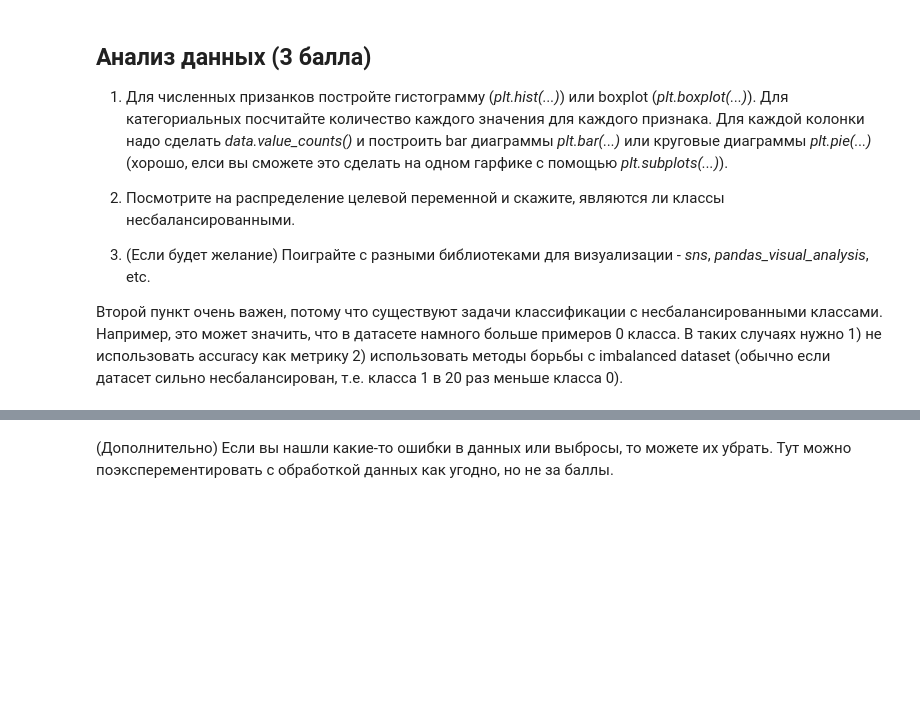
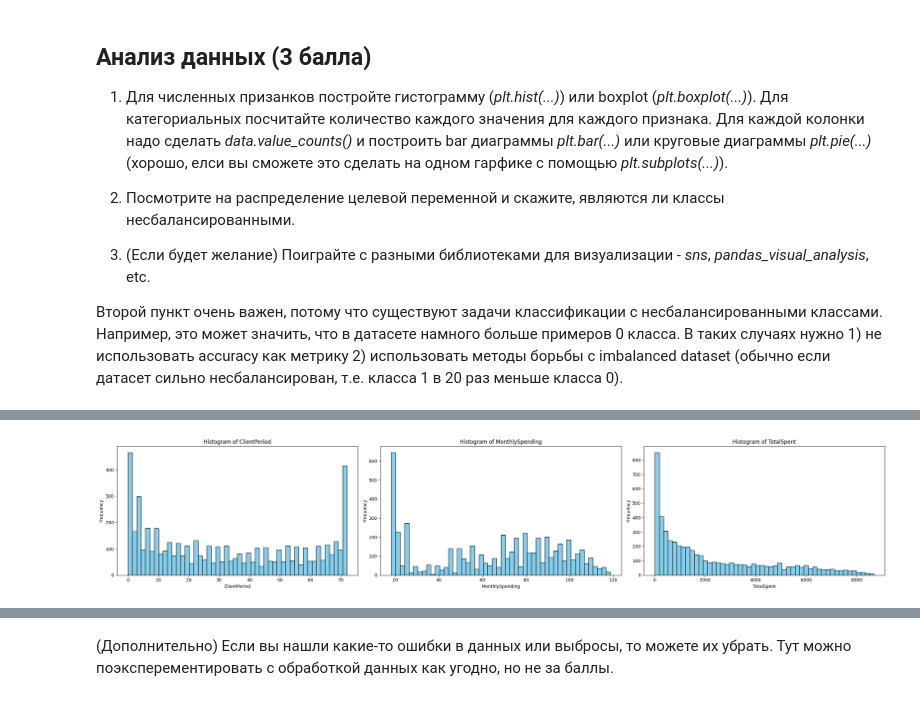
Before and after one commit to TreshMom/part_1_ml_cv, a Jupyter notebook: week_03_composition_model_selection/Homework/hw_3_kaggle.ipynb, the cells around one changed output, grey strips where cells are left out. Cells and saved outputs as stored; diff of their text form; code cells hidden in the pictures; blank space fills up the shorter version.

```diff
--- a/week_03_composition_model_selection/Homework/hw_3_kaggle.ipynb
+++ b/week_03_composition_model_selection/Homework/hw_3_kaggle.ipynb
@@ -134,0 +180,13 @@ target_col = "Churn"
+# %%
+fig, axes = plt.subplots(1, 3, figsize=(25, 5))
+
+for i, num in enumerate(num_cols):
+    axes[i].hist(data[num], bins=50, color='skyblue', edgecolor='black')
+    axes[i].set_title(f'Histogram of {num}')
+    axes[i].set_xlabel(num)
+    axes[i].set_ylabel('Frequency')
+
+plt.tight_layout()
+plt.show()
+# %% [output]
+[figure, added]
```
Also changed, not shown: parts of 29 cells of this notebook.
